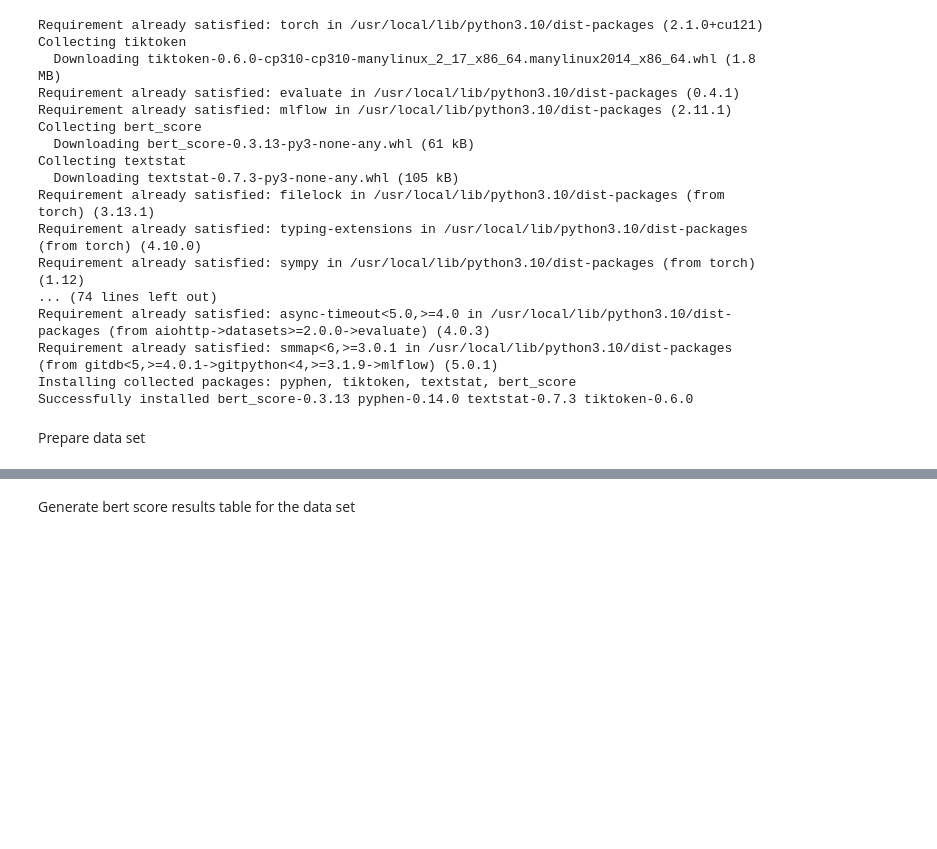
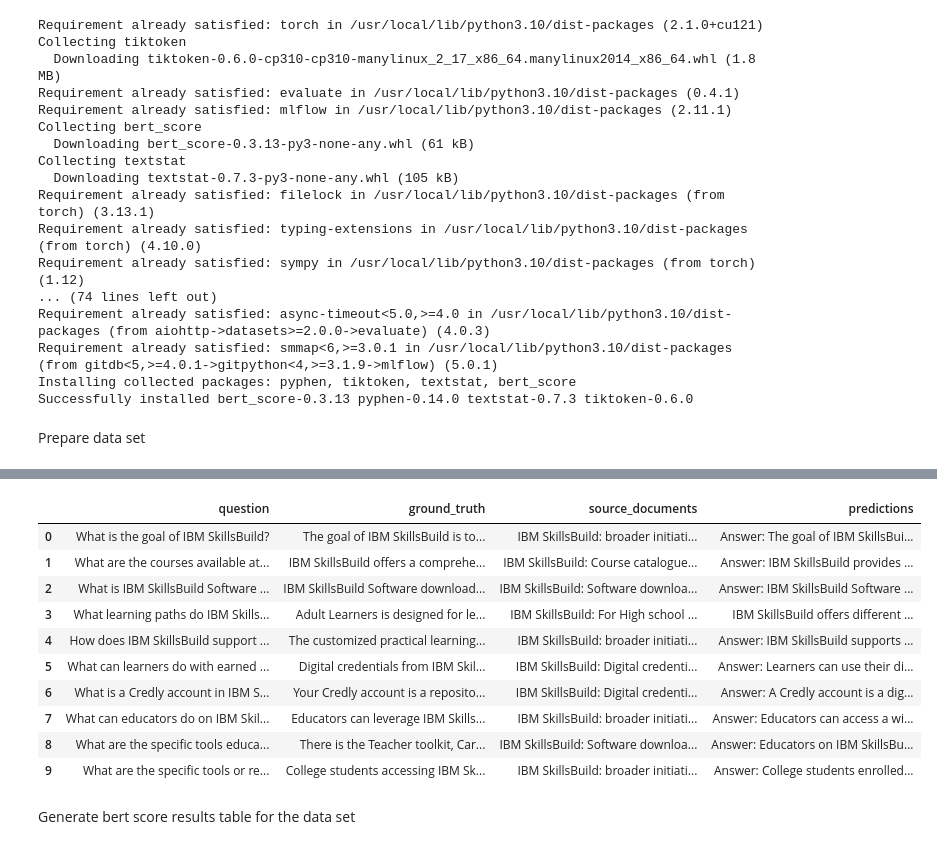
Before and after one commit to huishingchong/agile_llm, a Jupyter notebook: pipeline.ipynb, the cells around one changed output, grey strips where cells are left out. Drawn from its saved outputs; the diff is of its cells as text; code cells hidden in the pictures; blank space fills up the shorter version.

```diff
--- a/pipeline.ipynb
+++ b/pipeline.ipynb
@@ -303,0 +318,3 @@ Answer: IBM SkillsBuild provides a wide range of courses, including AI, Blockcha
+# %%
+rag_retrieval = chain_predictions_from_data(sb_qa, retrieval_eval)
+rag_retrieval.to_csv("skillsbuild/retrieval.csv", index=False)
@@ -318,3 +353,17 @@ rag_data_skills_build
+# %%
+rag_retrieval
+# %% [output]
+|  | question | ground_truth | source_documents | predictions |
+| 0 | What is the goal of IBM SkillsBuild? | The goal of IBM SkillsBuild is to... | IBM SkillsBuild: broader initiati... | Answer: The goal of IBM SkillsBui... |
+| 1 | What are the courses available at... | IBM SkillsBuild offers a comprehe... | IBM SkillsBuild: Course catalogue... | Answer: IBM SkillsBuild provides ... |
+| 2 | What is IBM SkillsBuild Software ... | IBM SkillsBuild Software download... | IBM SkillsBuild: Software downloa... | Answer: IBM SkillsBuild Software ... |
+| 3 | What learning paths do IBM Skills... | Adult Learners is designed for le... | IBM SkillsBuild: For High school ... | IBM SkillsBuild offers different ... |
+| 4 | How does IBM SkillsBuild support ... | The customized practical learning... | IBM SkillsBuild: broader initiati... | Answer: IBM SkillsBuild supports ... |
+| 5 | What can learners do with earned ... | Digital credentials from IBM Skil... | IBM SkillsBuild: Digital credenti... | Answer: Learners can use their di... |
+| 6 | What is a Credly account in IBM S... | Your Credly account is a reposito... | IBM SkillsBuild: Digital credenti... | Answer: A Credly account is a dig... |
+| 7 | What can educators do on IBM Skil... | Educators can leverage IBM Skills... | IBM SkillsBuild: broader initiati... | Answer: Educators can access a wi... |
+| 8 | What are the specific tools educa... | There is the Teacher toolkit, Car... | IBM SkillsBuild: Software downloa... | Answer: Educators on IBM SkillsBu... |
+| 9 | What are the specific tools or re... | College students accessing IBM Sk... | IBM SkillsBuild: broader initiati... | Answer: College students enrolled... |
 # %% [markdown]
 Generate bert score results table for the data set
 # %%
```
Also changed, not shown: parts of 19 cells of this notebook.
